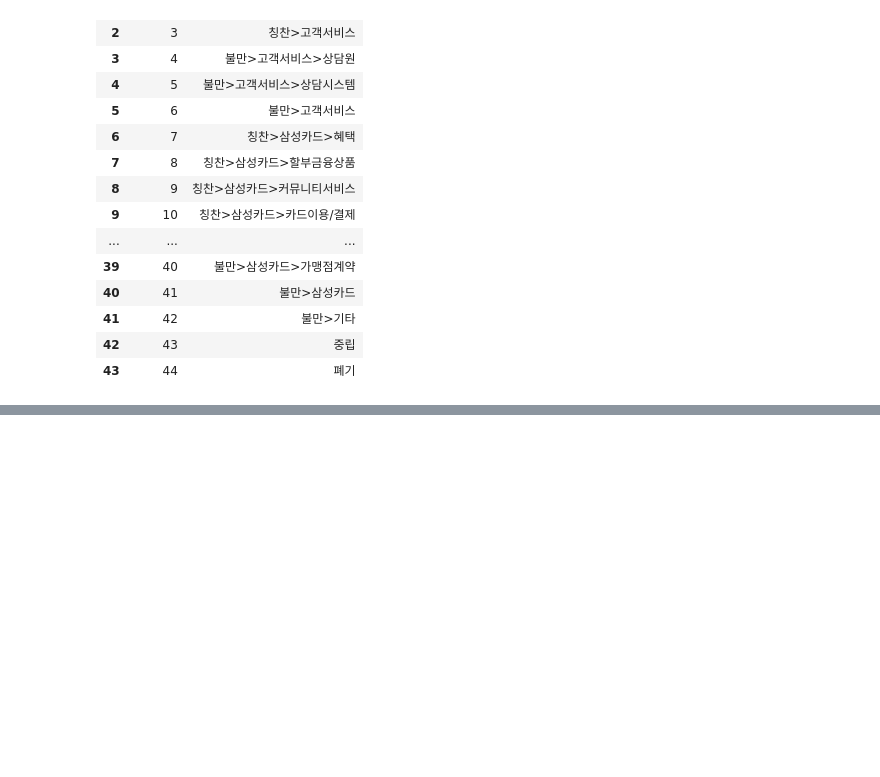
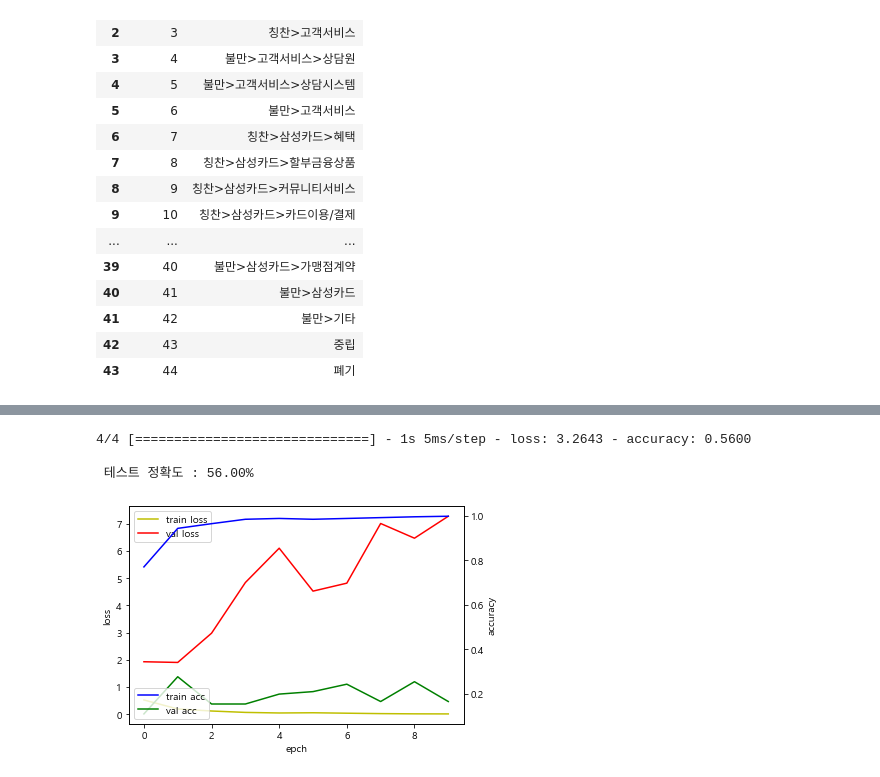
Before and after one commit to Pyomuyngil/SamsungCard, a Jupyter notebook: 삼성카드 공모전.ipynb, the cells around one changed output, grey strips where cells are left out. Cells and saved outputs as stored; diff of their text form; code cells hidden in the pictures; blank space fills up the shorter version.

Commit message:
간단한 lstm 모델링

```diff
--- a/삼성카드 공모전.ipynb
+++ b/삼성카드 공모전.ipynb
@@ -214,0 +399,16 @@ data.to_excel('발화내용 띄어쓰기 데이터.xlsx')
+# %%
+from keras.layers import Embedding, Dense, LSTM
+from keras.models import Sequential
+from keras.preprocessing.sequence import pad_sequences
+max_len = 15
+X_train = pad_sequences(X_train, maxlen=max_len)
+X_test = pad_sequences(X_test, maxlen=max_len)
+# %%
+model = Sequential()
+model.add(Embedding(max_words, 100))
+model.add(LSTM(128))
+model.add(Dense(3, activation='softmax'))
+
+
+model.compile(optimizer='adam', loss='categorical_crossentropy', metrics=['accuracy'])
+history = model.fit(X_train, y_train, epochs=10, batch_size=10, validation_split = 0.1)
@@ -214,0 +436,27 @@ data.to_excel('발화내용 띄어쓰기 데이터.xlsx')
+# %%
+print(" \n 테스트 정확도 : {:.2f}%".format(model.evaluate(X_test, y_test)[1] * 100))
+# %% [output]
+4/4 [==============================] - 1s 5ms/step - loss: 3.2643 - accuracy: 0.5600
+
+ 테스트 정확도 : 56.00%
+# %%
+fig, loss_ax = plt.subplots()
+
+acc_ax = loss_ax.twinx()
+
+loss_ax.plot(history.history['loss'], 'y', label='train loss')
+loss_ax.plot(history.history['val_loss'], 'r', label='val loss')
+
+acc_ax.plot(history.history['accuracy'], 'b', label='train acc')
+acc_ax.plot(history.history['val_accuracy'], 'g', label='val acc')
+
+loss_ax.set_xlabel('epch')
+loss_ax.set_ylabel('loss')
+acc_ax.set_ylabel('accuracy')
+
+loss_ax.legend(loc='upper left')
+acc_ax.legend(loc='lower left')
+
+plt.show()
+# %% [output]
+[figure, added]
```
Also changed, not shown: parts of 26 cells of this notebook.
